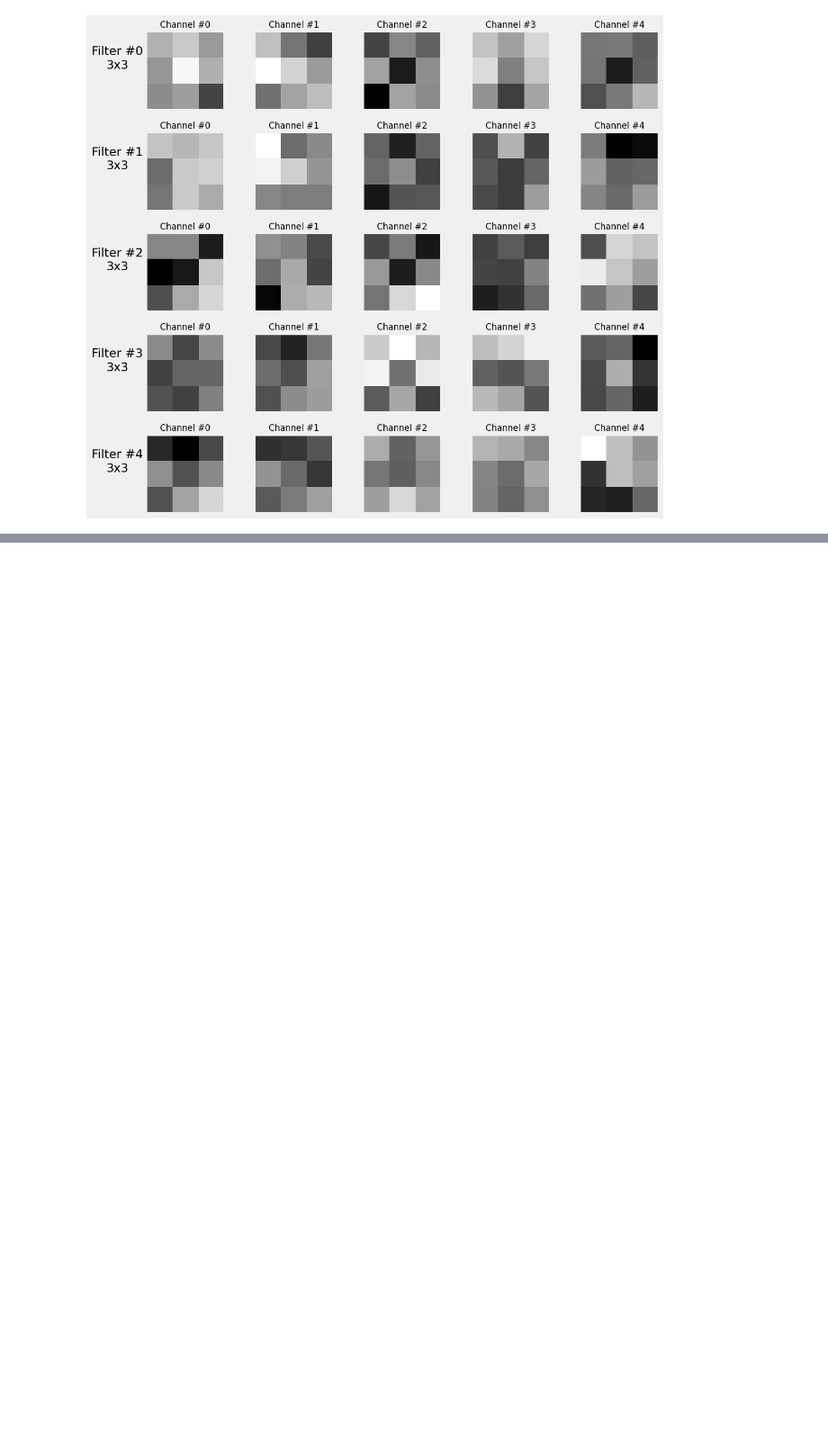
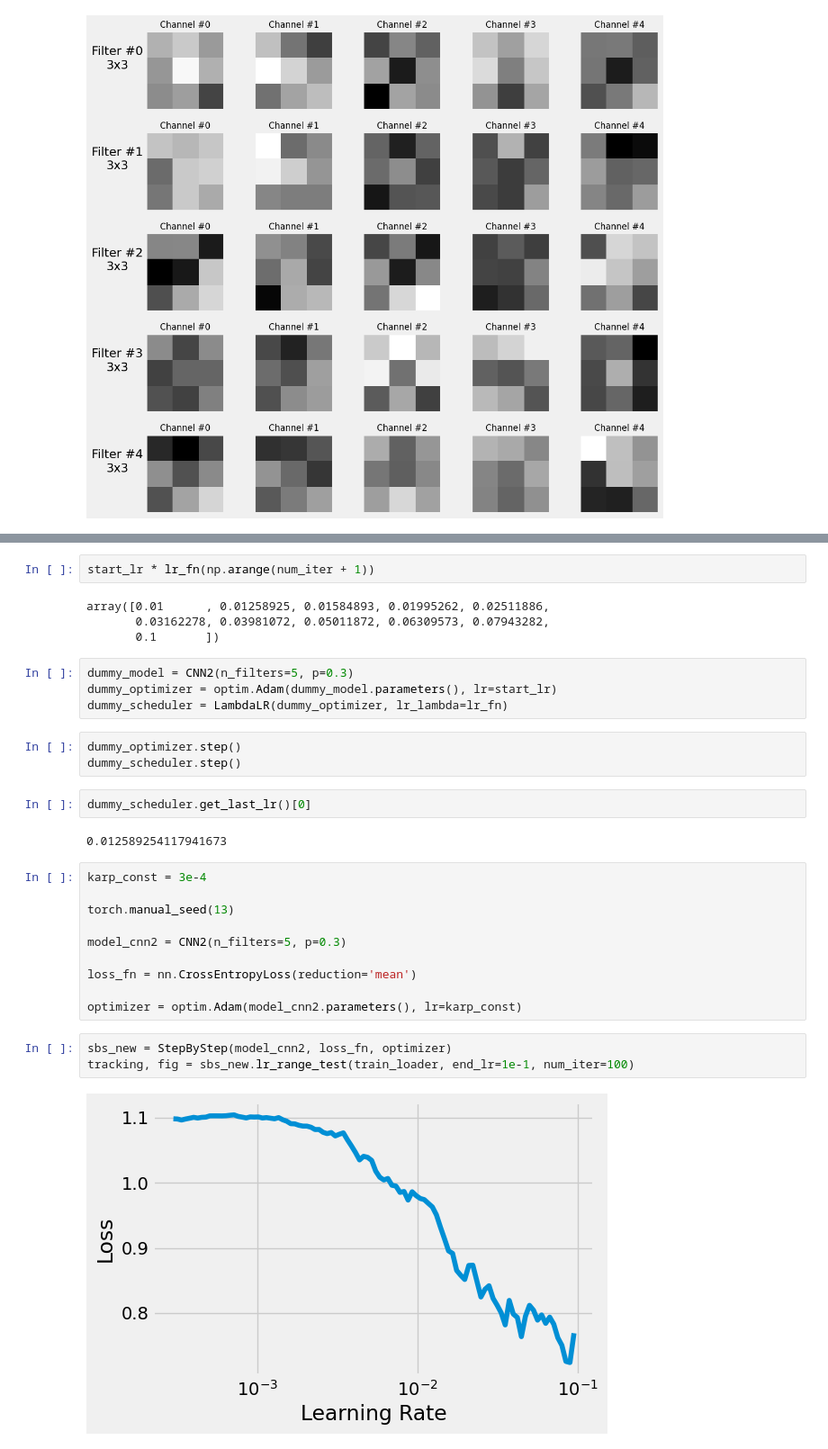
Before and after one commit to VaheC/Pytorch_Study, a Jupyter notebook: chapter6.ipynb, the cells around one changed output, grey strips where cells are left out. Shown at 90% size. Saved outputs shown, nothing was run; the diff lists cells and outputs as text; blank space fills up the shorter version.

```diff
--- a/chapter6.ipynb
+++ b/chapter6.ipynb
@@ -169,0 +194,32 @@ fig = sbs_cnn2.visualize_filters('conv2')
+# %%
+start_lr * lr_fn(np.arange(num_iter + 1))
+# %% [output]
+array([0.01      , 0.01258925, 0.01584893, 0.01995262, 0.02511886,
+       0.03162278, 0.03981072, 0.05011872, 0.06309573, 0.07943282,
+       0.1       ])
+# %%
+dummy_model = CNN2(n_filters=5, p=0.3)
+dummy_optimizer = optim.Adam(dummy_model.parameters(), lr=start_lr)
+dummy_scheduler = LambdaLR(dummy_optimizer, lr_lambda=lr_fn)
+# %%
+dummy_optimizer.step()
+dummy_scheduler.step()
+# %%
+dummy_scheduler.get_last_lr()[0]
+# %% [output]
+0.012589254117941673
+# %%
+karp_const = 3e-4
+
+torch.manual_seed(13)
+
+model_cnn2 = CNN2(n_filters=5, p=0.3)
+
+loss_fn = nn.CrossEntropyLoss(reduction='mean')
+
+optimizer = optim.Adam(model_cnn2.parameters(), lr=karp_const)
+# %%
+sbs_new = StepByStep(model_cnn2, loss_fn, optimizer)
+tracking, fig = sbs_new.lr_range_test(train_loader, end_lr=1e-1, num_iter=100)
+# %% [output]
+[figure, added]
```
Also changed, not shown: parts of 7 cells of this notebook.
